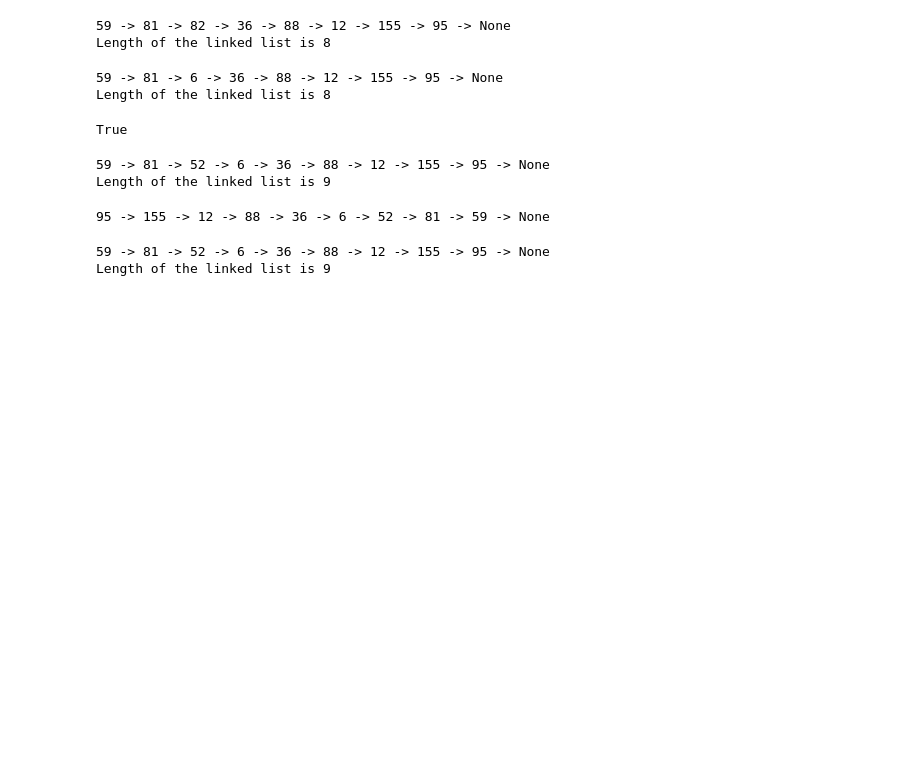
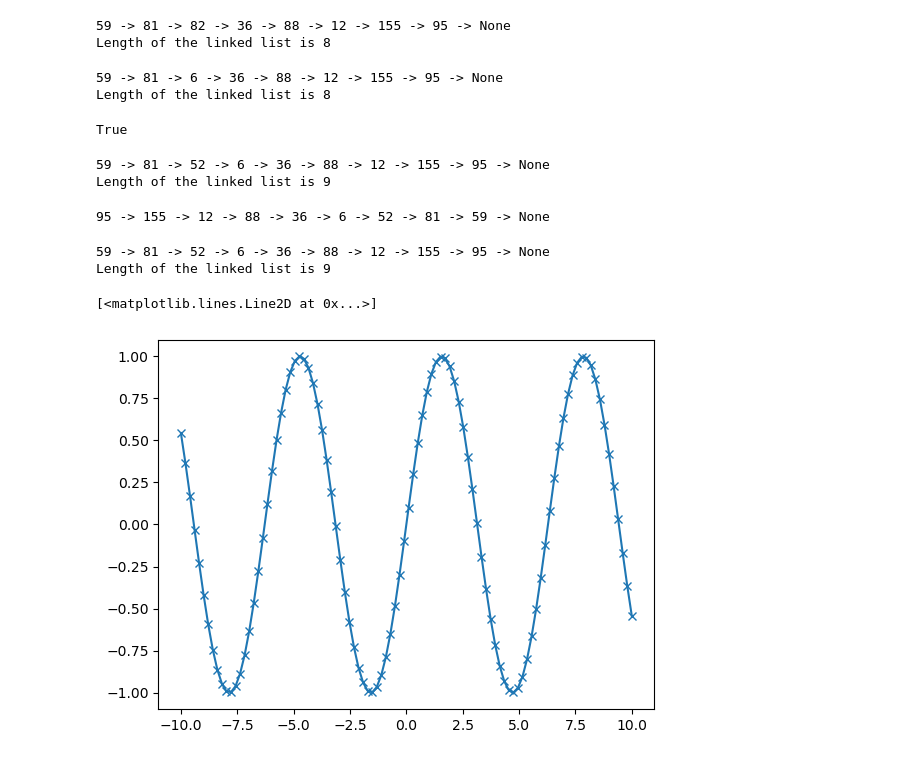
Before and after one commit to Albety/DataAnalysisProjects, a Jupyter notebook: IPLProject.ipynb, the cells around one changed output. Drawn from its saved outputs; the diff is of its cells as text; code cells hidden in the pictures; blank space fills up the shorter version.

Commit message:
plot

```diff
--- a/IPLProject.ipynb
+++ b/IPLProject.ipynb
@@ -497,3 +497,13 @@ linked_list.print_list()
 # %% [output]
 59 -> 81 -> 52 -> 6 -> 36 -> 88 -> 12 -> 155 -> 95 -> None
 Length of the linked list is 9
+# %%
+# Generate a sequence of numbers from -10 to 10 with 100 steps in between
+x = np.linspace(-10, 10, 100)
+# Create a second array using sine
+y = np.sin(x)
+# The plot function makes a line chart of one array against another
+plt.plot(x, y, marker="x")
+# %% [output]
+[<matplotlib.lines.Line2D at 0x...>]
+[figure, added]
```
